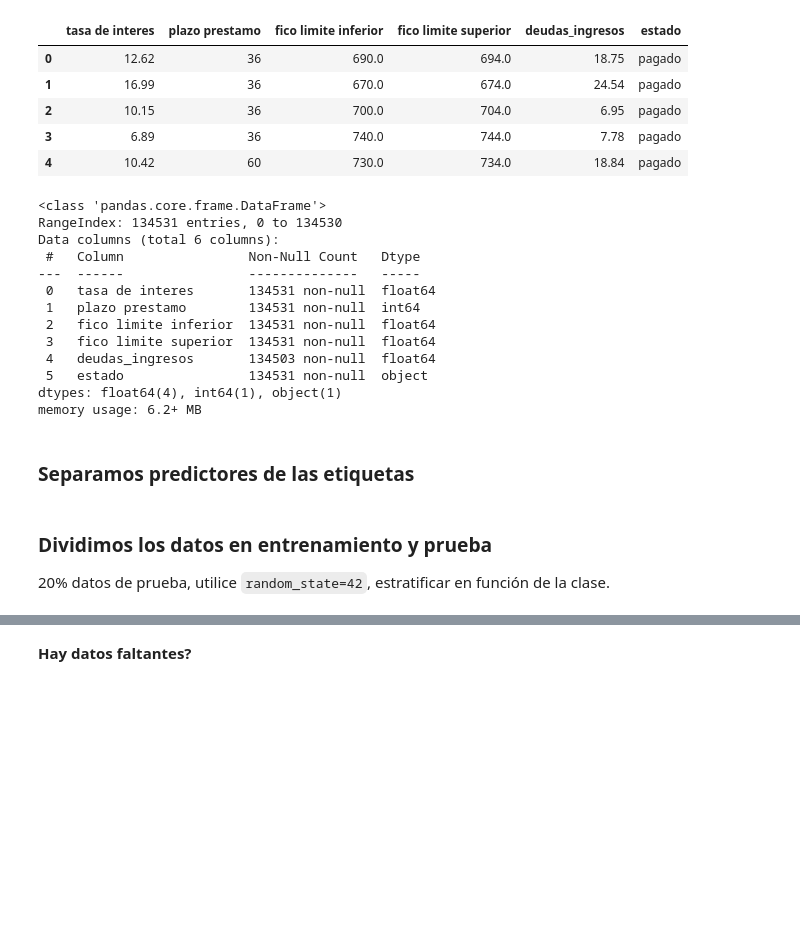
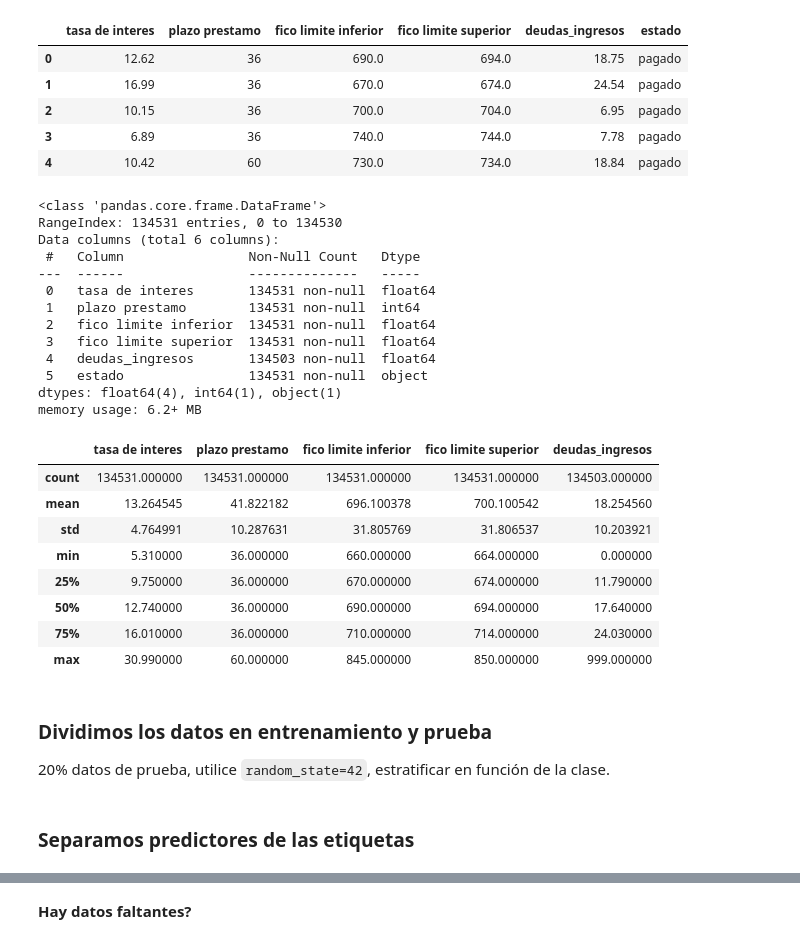
Before and after one commit to axelescalante0/Aprendizaje-Maquinal, a Jupyter notebook: main/Algoritmo_KNN.ipynb, the cells around one changed output, grey strips where cells are left out. Saved outputs shown, nothing was run; the diff lists cells and outputs as text; code cells hidden in the pictures; blank space fills up the shorter version.

Commit message:
Modificacion de la division de los datos y y limpieza sobre df_Prestamos

```diff
--- a/main/Algoritmo_KNN.ipynb
+++ b/main/Algoritmo_KNN.ipynb
@@ -157,19 +157,27 @@ df_prestamos.head()
 | 4 | 10.42 | 60 | 730.0 | 734.0 | 18.84 | pagado |
 # %%
 df_prestamos.info()
+df_prestamos.describe()
 # %% [output]
 <class 'pandas.core.frame.DataFrame'>
 RangeIndex: 134531 entries, 0 to 134530
 Data columns (total 6 columns):
  #   Column                Non-Null Count   Dtype
 ---  ------                --------------   -----
  0   tasa de interes       134531 non-null  float64
  1   plazo prestamo        134531 non-null  int64
  2   fico limite inferior  134531 non-null  float64
  3   fico limite superior  134531 non-null  float64
  4   deudas_ingresos       134503 non-null  float64
  5   estado                134531 non-null  object
 dtypes: float64(4), int64(1), object(1)
 memory usage: 6.2+ MB
+|  | tasa de interes | plazo prestamo | fico limite inferior | fico limite superior | deudas_ingresos |
+| count | 134531.000000 | 134531.000000 | 134531.000000 | 134531.000000 | 134503.000000 |
+| mean | 13.264545 | 41.822182 | 696.100378 | 700.100542 | 18.254560 |
+| std | 4.764991 | 10.287631 | 31.805769 | 31.806537 | 10.203921 |
+| min | 5.310000 | 36.000000 | 660.000000 | 664.000000 | 0.000000 |
+| 25% | 9.750000 | 36.000000 | 670.000000 | 674.000000 | 11.790000 |
+| 50% | 12.740000 | 36.000000 | 690.000000 | 694.000000 | 17.640000 |
+| 75% | 16.010000 | 36.000000 | 710.000000 | 714.000000 | 24.030000 |
+| max | 30.990000 | 60.000000 | 845.000000 | 850.000000 | 999.000000 |
-# %% [markdown]
-### Separamos predictores de las etiquetas
@@ -178,0 +184,4 @@ y = df_prestamos[['estado']]
+# %% [markdown]
+### Dividimos los datos en entrenamiento y prueba
+
+20% datos de prueba, utilice `random_state=42`, estratificar en función de la clase.
@@ -179,5 +193,3 @@ y = df_prestamos[['estado']]
 # %% [markdown]
-### Dividimos los datos en entrenamiento y prueba
-
-20% datos de prueba, utilice `random_state=42`, estratificar en función de la clase.
+### Separamos predictores de las etiquetas
 # %%
```
Also changed, not shown: parts of 10 cells of this notebook.
